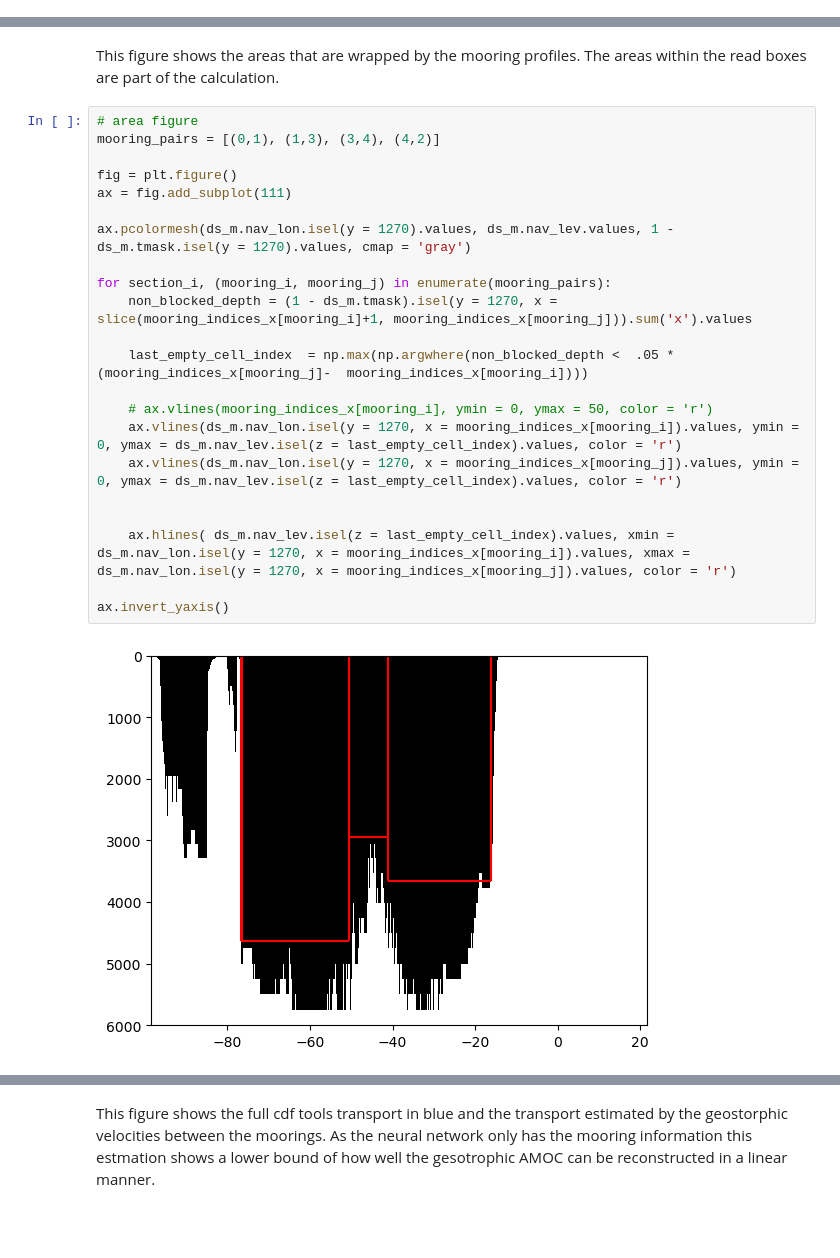
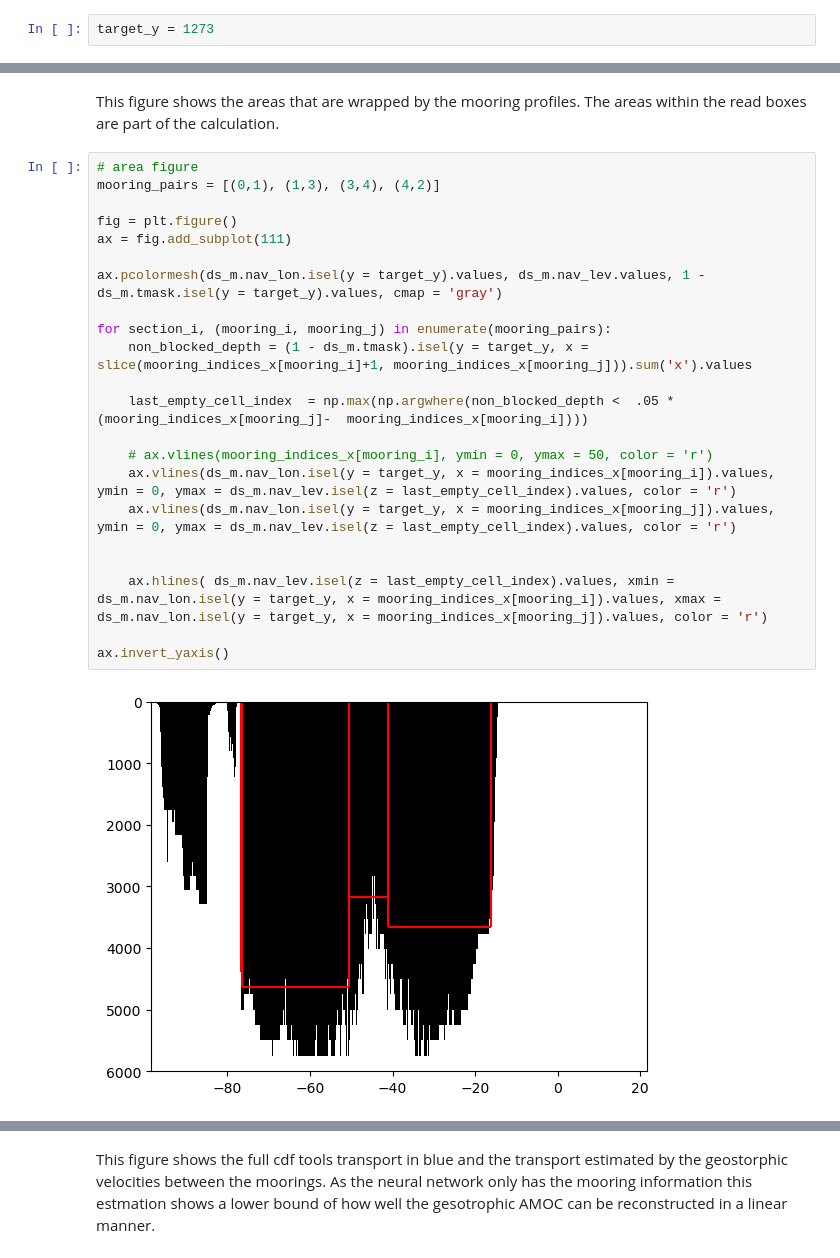
Before and after one commit to ywoelker/rapid-geostrophic-reconstruction, a Jupyter notebook: viking20x-geostrophic-mlp-error.ipynb, the cells around one changed output, grey strips where cells are left out. Drawn from its saved outputs; the diff is of its cells as text; blank space fills up the shorter version.

```diff
--- a/viking20x-geostrophic-mlp-error.ipynb
+++ b/viking20x-geostrophic-mlp-error.ipynb
@@ -12,6 +12,8 @@ Therefore we implemented the CDF methods one by one in Python and use them only
 ## Input data
 
 We calculate the AMOC from the pre calculated insitu density by the CDF tools.
+# %%
+target_y = 1273
 # %%
 # Utilities
 import xarray as xr
@@ -209,27 +288,27 @@ This figure shows the areas that are wrapped by the mooring profiles. The areas
 # %%
 # area figure
 mooring_pairs = [(0,1), (1,3), (3,4), (4,2)]
 
 fig = plt.figure()
 ax = fig.add_subplot(111)
 
-ax.pcolormesh(ds_m.nav_lon.isel(y = 1270).values, ds_m.nav_lev.values, 1 - ds_m.tmask.isel(y = 1270).values, cmap = 'gray')
+ax.pcolormesh(ds_m.nav_lon.isel(y = target_y).values, ds_m.nav_lev.values, 1 - ds_m.tmask.isel(y = target_y).values, cmap = 'gray')
 
 for section_i, (mooring_i, mooring_j) in enumerate(mooring_pairs):
-    non_blocked_depth = (1 - ds_m.tmask).isel(y = 1270, x = slice(mooring_indices_x[mooring_i]+1, mooring_indices_x[mooring_j])).sum('x').values
+    non_blocked_depth = (1 - ds_m.tmask).isel(y = target_y, x = slice(mooring_indices_x[mooring_i]+1, mooring_indices_x[mooring_j])).sum('x').values
 
     last_empty_cell_index  = np.max(np.argwhere(non_blocked_depth <  .05 * (mooring_indices_x[mooring_j]-  mooring_indices_x[mooring_i])))
 
     # ax.vlines(mooring_indices_x[mooring_i], ymin = 0, ymax = 50, color = 'r')
-    ax.vlines(ds_m.nav_lon.isel(y = 1270, x = mooring_indices_x[mooring_i]).values, ymin = 0, ymax = ds_m.nav_lev.isel(z = last_empty_cell_index).values, color = 'r')
-    ax.vlines(ds_m.nav_lon.isel(y = 1270, x = mooring_indices_x[mooring_j]).values, ymin = 0, ymax = ds_m.nav_lev.isel(z = last_empty_cell_index).values, color = 'r')
+    ax.vlines(ds_m.nav_lon.isel(y = target_y, x = mooring_indices_x[mooring_i]).values, ymin = 0, ymax = ds_m.nav_lev.isel(z = last_empty_cell_index).values, color = 'r')
+    ax.vlines(ds_m.nav_lon.isel(y = target_y, x = mooring_indices_x[mooring_j]).values, ymin = 0, ymax = ds_m.nav_lev.isel(z = last_empty_cell_index).values, color = 'r')
 
 
-    ax.hlines( ds_m.nav_lev.isel(z = last_empty_cell_index).values, xmin = ds_m.nav_lon.isel(y = 1270, x = mooring_indices_x[mooring_i]).values, xmax = ds_m.nav_lon.isel(y = 1270, x = mooring_indices_x[mooring_j]).values, color = 'r')
+    ax.hlines( ds_m.nav_lev.isel(z = last_empty_cell_index).values, xmin = ds_m.nav_lon.isel(y = target_y, x = mooring_indices_x[mooring_i]).values, xmax = ds_m.nav_lon.isel(y = target_y, x = mooring_indices_x[mooring_j]).values, color = 'r')
 
 ax.invert_yaxis()
 # %% [output]
-[figure, old version]
+[figure, new version]
 # %%
 # calculate the mooring transport
 
```
Also changed, not shown: parts of 18 cells of this notebook, 26 other files.
